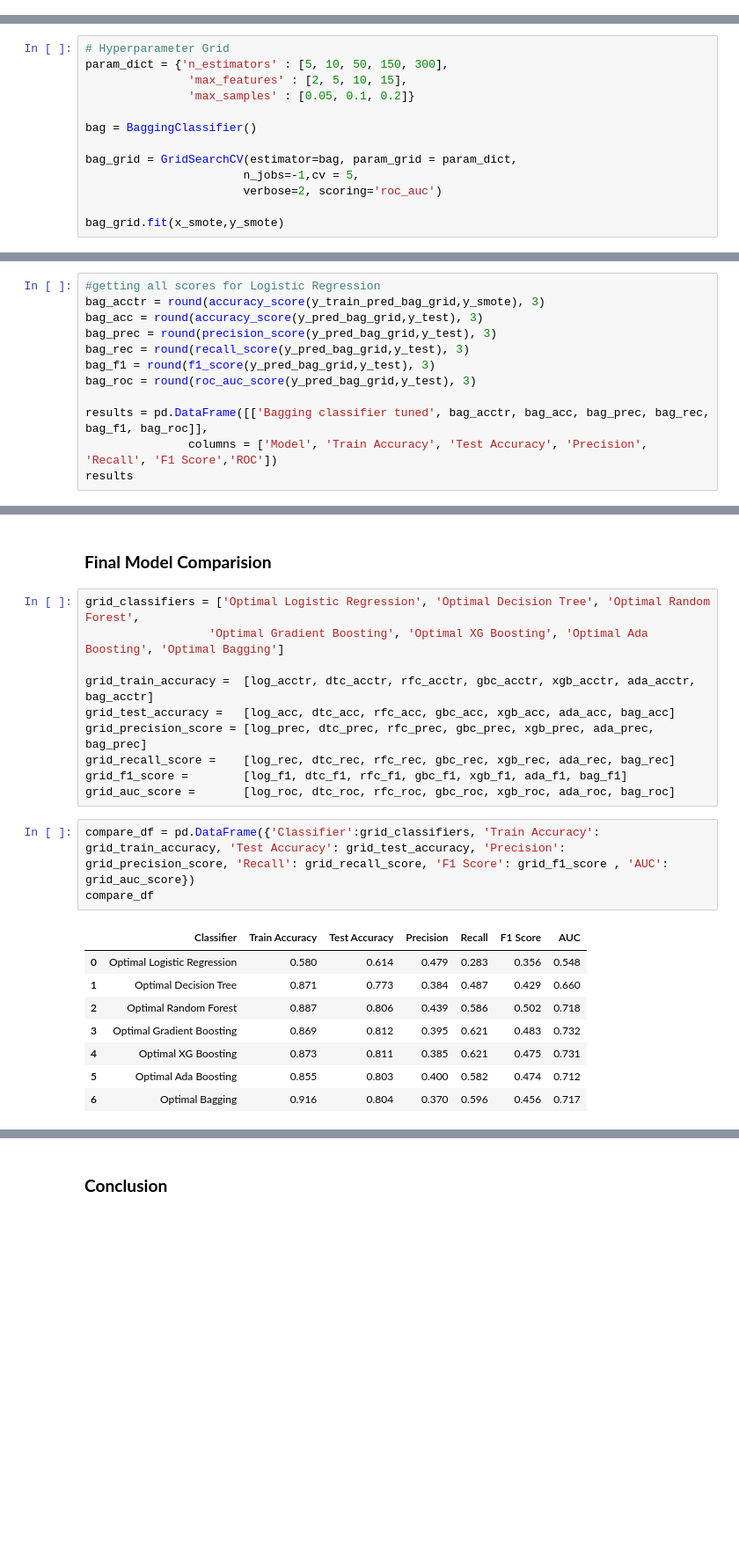
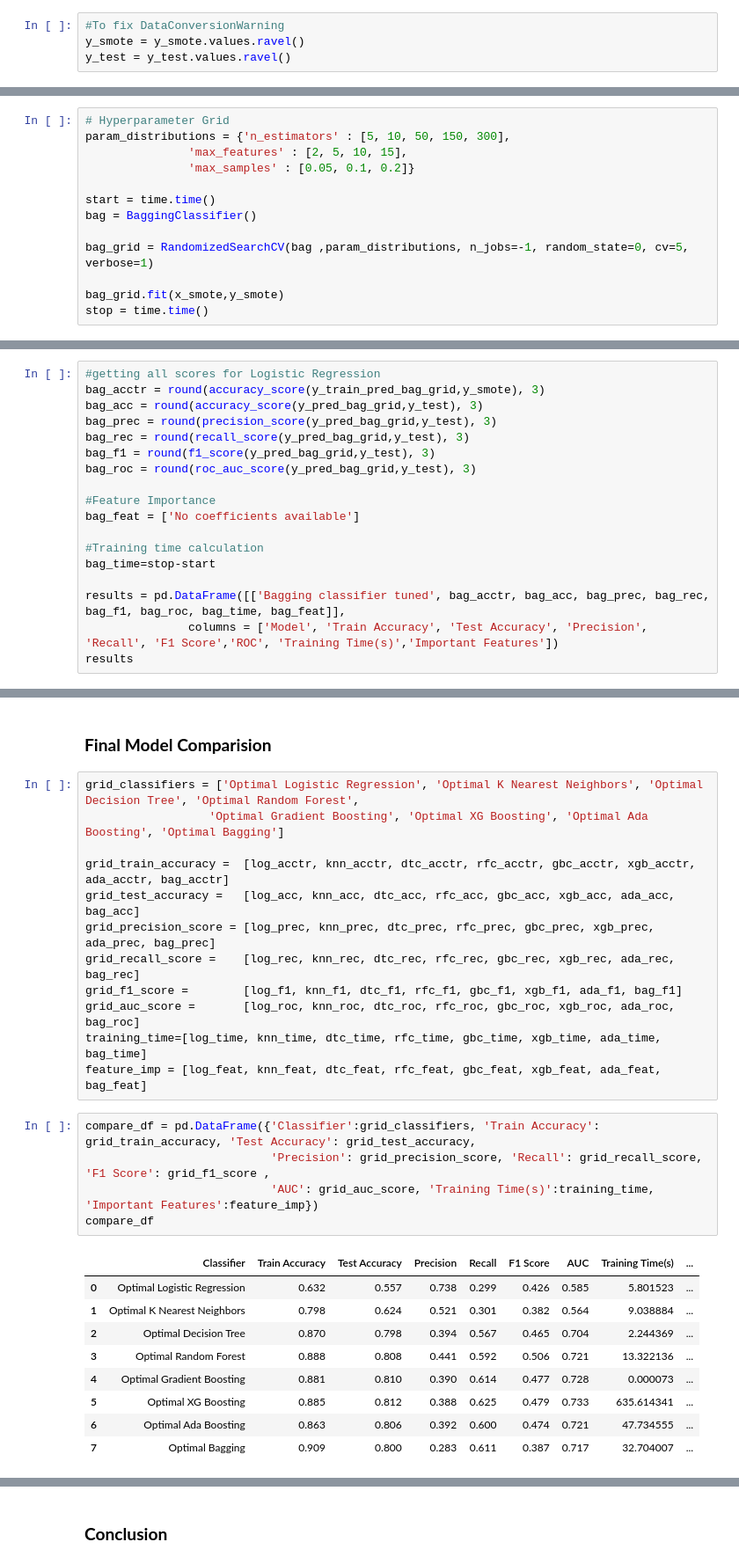
Before and after one commit to sebastianbirk/datascience-bootcamp, a Jupyter notebook: content/05_supervised_machine_learning/Classification_Part3_Hyperparameter tuning.ipynb, the cells around one changed output, grey strips where cells are left out. Shown at 88% size. Saved outputs shown, nothing was run; the diff lists cells and outputs as text; blank space fills up the shorter version.

```diff
--- a/content/05_supervised_machine_learning/Classification_Part3_Hyperparameter tuning.ipynb
+++ b/content/05_supervised_machine_learning/Classification_Part3_Hyperparameter tuning.ipynb
@@ -43,3 +71,7 @@ print(x_smote.shape,x_test.shape,y_smote.shape,y_test.shape)
+# %%
+#To fix DataConversionWarning
+y_smote = y_smote.values.ravel()
+y_test = y_test.values.ravel()
 # %% [markdown]
 ##### Cross-Validation:
 
@@ -461,15 +533,15 @@ Possible parameters to tune:
     4. max_samples
 # %%
 # Hyperparameter Grid
-param_dict = {'n_estimators' : [5, 10, 50, 150, 300],
+param_distributions = {'n_estimators' : [5, 10, 50, 150, 300],
                'max_features' : [2, 5, 10, 15],
                'max_samples' : [0.05, 0.1, 0.2]}
 
+start = time.time()
 bag = BaggingClassifier()
 
-bag_grid = GridSearchCV(estimator=bag, param_grid = param_dict,
-                       n_jobs=-1,cv = 5,
-                       verbose=2, scoring='roc_auc')
+bag_grid = RandomizedSearchCV(bag ,param_distributions, n_jobs=-1, random_state=0, cv=5, verbose=1)
 
 bag_grid.fit(x_smote,y_smote)
+stop = time.time()
 # %% [output]
@@ -501,7 +568,13 @@ bag_rec = round(recall_score(y_pred_bag_grid,y_test), 3)
 bag_f1 = round(f1_score(y_pred_bag_grid,y_test), 3)
 bag_roc = round(roc_auc_score(y_pred_bag_grid,y_test), 3)
 
-results = pd.DataFrame([['Bagging classifier tuned', bag_acctr, bag_acc, bag_prec, bag_rec, bag_f1, bag_roc]],
-               columns = ['Model', 'Train Accuracy', 'Test Accuracy', 'Precision', 'Recall', 'F1 Score','ROC'])
+#Feature Importance
+bag_feat = ['No coefficients available']
+
+#Training time calculation
+bag_time=stop-start
+
+results = pd.DataFrame([['Bagging classifier tuned', bag_acctr, bag_acc, bag_prec, bag_rec, bag_f1, bag_roc, bag_time, bag_feat]],
+               columns = ['Model', 'Train Accuracy', 'Test Accuracy', 'Precision', 'Recall', 'F1 Score','ROC', 'Training Time(s)','Important Features'])
 results
 # %% [output]
@@ -510,24 +583,29 @@ results
 # %% [markdown]
 ### **Final Model Comparision**
 # %%
-grid_classifiers = ['Optimal Logistic Regression', 'Optimal Decision Tree', 'Optimal Random Forest',
+grid_classifiers = ['Optimal Logistic Regression', 'Optimal K Nearest Neighbors', 'Optimal Decision Tree', 'Optimal Random Forest',
                   'Optimal Gradient Boosting', 'Optimal XG Boosting', 'Optimal Ada Boosting', 'Optimal Bagging']
 
-grid_train_accuracy =  [log_acctr, dtc_acctr, rfc_acctr, gbc_acctr, xgb_acctr, ada_acctr, bag_acctr]
-grid_test_accuracy =   [log_acc, dtc_acc, rfc_acc, gbc_acc, xgb_acc, ada_acc, bag_acc]
-grid_precision_score = [log_prec, dtc_prec, rfc_prec, gbc_prec, xgb_prec, ada_prec, bag_prec]
-grid_recall_score =    [log_rec, dtc_rec, rfc_rec, gbc_rec, xgb_rec, ada_rec, bag_rec]
-grid_f1_score =        [log_f1, dtc_f1, rfc_f1, gbc_f1, xgb_f1, ada_f1, bag_f1]
-grid_auc_score =       [log_roc, dtc_roc, rfc_roc, gbc_roc, xgb_roc, ada_roc, bag_roc]
+grid_train_accuracy =  [log_acctr, knn_acctr, dtc_acctr, rfc_acctr, gbc_acctr, xgb_acctr, ada_acctr, bag_acctr]
+grid_test_accuracy =   [log_acc, knn_acc, dtc_acc, rfc_acc, gbc_acc, xgb_acc, ada_acc, bag_acc]
+grid_precision_score = [log_prec, knn_prec, dtc_prec, rfc_prec, gbc_prec, xgb_prec, ada_prec, bag_prec]
+grid_recall_score =    [log_rec, knn_rec, dtc_rec, rfc_rec, gbc_rec, xgb_rec, ada_rec, bag_rec]
+grid_f1_score =        [log_f1, knn_f1, dtc_f1, rfc_f1, gbc_f1, xgb_f1, ada_f1, bag_f1]
+grid_auc_score =       [log_roc, knn_roc, dtc_roc, rfc_roc, gbc_roc, xgb_roc, ada_roc, bag_roc]
+training_time=[log_time, knn_time, dtc_time, rfc_time, gbc_time, xgb_time, ada_time, bag_time]
+feature_imp = [log_feat, knn_feat, dtc_feat, rfc_feat, gbc_feat, xgb_feat, ada_feat, bag_feat]
 # %%
-compare_df = pd.DataFrame({'Classifier':grid_classifiers, 'Train Accuracy': grid_train_accuracy, 'Test Accuracy': grid_test_accuracy, 'Precision': grid_precision_score, 'Recall': grid_recall_score, 'F1 Score': grid_f1_score , 'AUC': grid_auc_score})
+compare_df = pd.DataFrame({'Classifier':grid_classifiers, 'Train Accuracy': grid_train_accuracy, 'Test Accuracy': grid_test_accuracy,
+                           'Precision': grid_precision_score, 'Recall': grid_recall_score, 'F1 Score': grid_f1_score ,
+                           'AUC': grid_auc_score, 'Training Time(s)':training_time, 'Important Features':feature_imp})
 compare_df
 # %% [output]
-|  | Classifier | Train Accuracy | Test Accuracy | Precision | Recall | F1 Score | AUC |
-| 0 | Optimal Logistic Regression | 0.580 | 0.614 | 0.479 | 0.283 | 0.356 | 0.548 |
-| 1 | Optimal Decision Tree | 0.871 | 0.773 | 0.384 | 0.487 | 0.429 | 0.660 |
-| 2 | Optimal Random Forest | 0.887 | 0.806 | 0.439 | 0.586 | 0.502 | 0.718 |
-| 3 | Optimal Gradient Boosting | 0.869 | 0.812 | 0.395 | 0.621 | 0.483 | 0.732 |
-| 4 | Optimal XG Boosting | 0.873 | 0.811 | 0.385 | 0.621 | 0.475 | 0.731 |
-| 5 | Optimal Ada Boosting | 0.855 | 0.803 | 0.400 | 0.582 | 0.474 | 0.712 |
-| 6 | Optimal Bagging | 0.916 | 0.804 | 0.370 | 0.596 | 0.456 | 0.717 |
+|  | Classifier | Train Accuracy | Test Accuracy | Precision | Recall | F1 Score | AUC | Training Time(s) | ... |
+| 0 | Optimal Logistic Regression | 0.632 | 0.557 | 0.738 | 0.299 | 0.426 | 0.585 | 5.801523 | ... |
+| 1 | Optimal K Nearest Neighbors | 0.798 | 0.624 | 0.521 | 0.301 | 0.382 | 0.564 | 9.038884 | ... |
+| 2 | Optimal Decision Tree | 0.870 | 0.798 | 0.394 | 0.567 | 0.465 | 0.704 | 2.244369 | ... |
+| 3 | Optimal Random Forest | 0.888 | 0.808 | 0.441 | 0.592 | 0.506 | 0.721 | 13.322136 | ... |
+| 4 | Optimal Gradient Boosting | 0.881 | 0.810 | 0.390 | 0.614 | 0.477 | 0.728 | 0.000073 | ... |
+| 5 | Optimal XG Boosting | 0.885 | 0.812 | 0.388 | 0.625 | 0.479 | 0.733 | 635.614341 | ... |
+| 6 | Optimal Ada Boosting | 0.863 | 0.806 | 0.392 | 0.600 | 0.474 | 0.721 | 47.734555 | ... |
+| 7 | Optimal Bagging | 0.909 | 0.800 | 0.283 | 0.611 | 0.387 | 0.717 | 32.704007 | ... |
```
Also changed, not shown: parts of 37 cells of this notebook.
